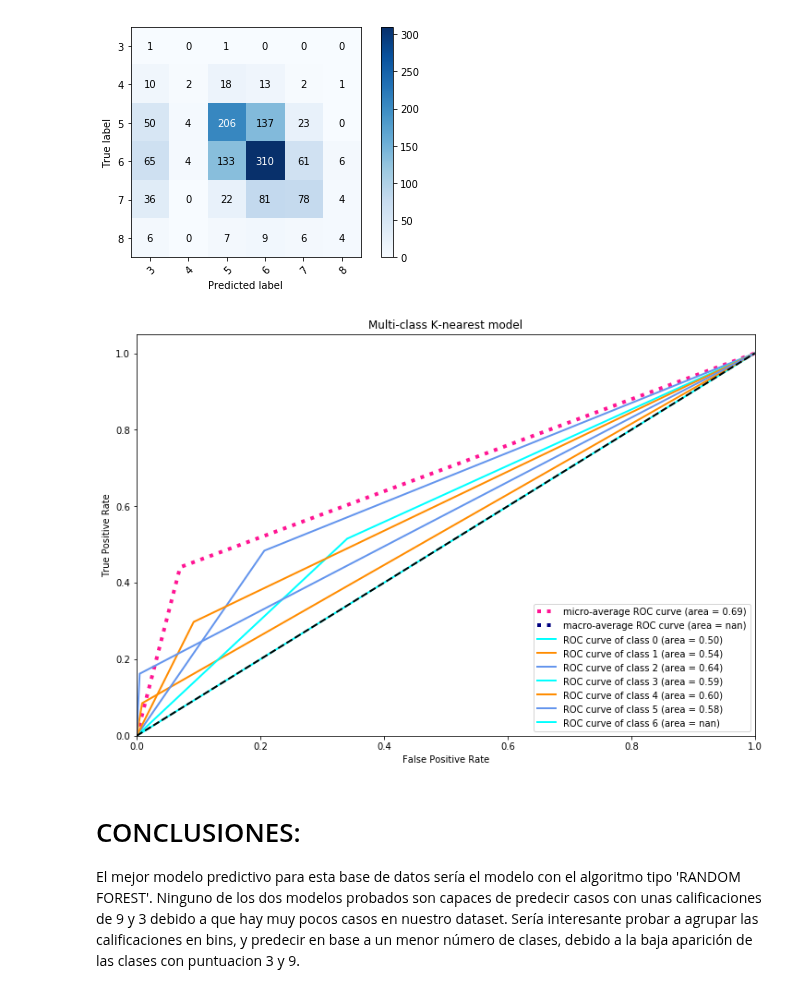
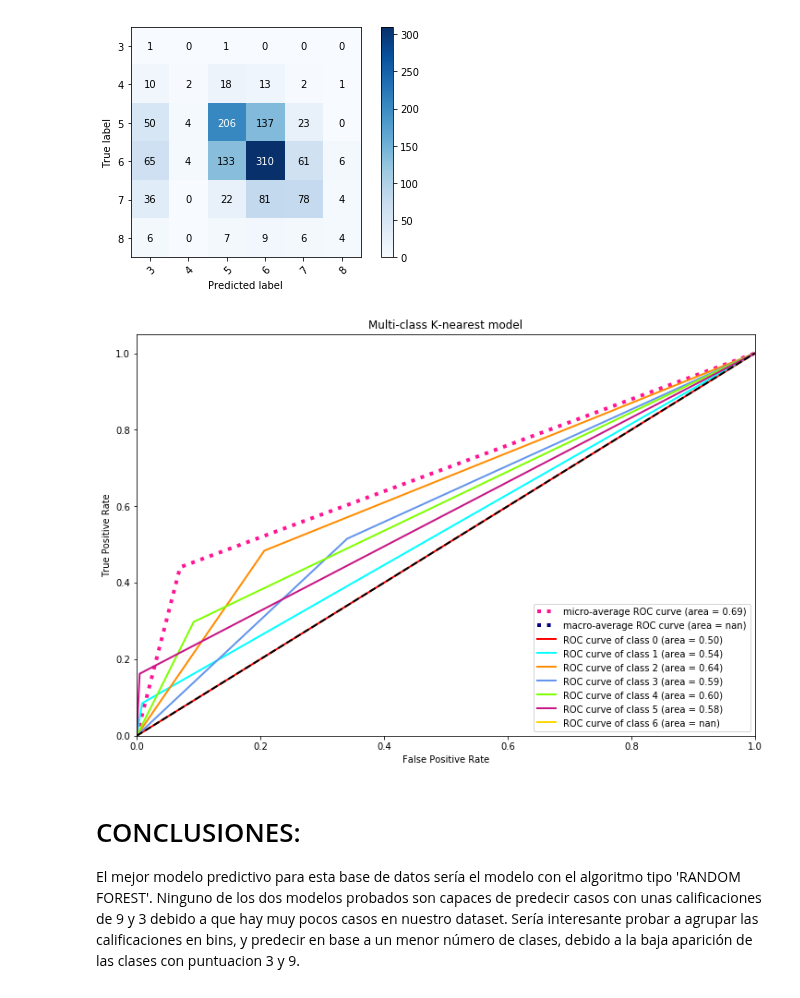
Before and after one commit to Paulapr/datamad0119, a Jupyter notebook: module-3/supervised-learning-project/your-code/Supervised learning project.ipynb, the cells around one changed output. Cells and saved outputs as stored; diff of their text form; code cells hidden in the pictures.

```diff
--- a/module-3/supervised-learning-project/your-code/Supervised learning project.ipynb
+++ b/module-3/supervised-learning-project/your-code/Supervised learning project.ipynb
@@ -391,7 +391,7 @@ plt.plot(fpr["macro"], tpr["macro"],
                ''.format(roc_auc["macro"]),
          color='navy', linestyle=':', linewidth=4)
 
-colors = cycle(['aqua', 'darkorange', 'cornflowerblue'])
+colors = cycle(['red','aqua', 'darkorange', 'cornflowerblue','chartreuse','mediumvioletred','gold'])
 for i, color in zip(range(n_classes), colors):
     plt.plot(fpr[i], tpr[i], color=color, lw=2,
              label='ROC curve of class {0} (area = {1:0.2f})'
@@ -468,35 +468,35 @@ mean_tpr /= n_classes
 fpr["macro"] = all_fpr
 tpr["macro"] = mean_tpr
 roc_auc["macro"] = auc(fpr["macro"], tpr["macro"])
 
 # Plot all ROC curves
 plt.figure(figsize = (12,8))
 plt.plot(fpr["micro"], tpr["micro"],
          label='micro-average ROC curve (area = {0:0.2f})'
                ''.format(roc_auc["micro"]),
          color='deeppink', linestyle=':', linewidth=4)
 
 plt.plot(fpr["macro"], tpr["macro"],
          label='macro-average ROC curve (area = {0:0.2f})'
                ''.format(roc_auc["macro"]),
          color='navy', linestyle=':', linewidth=4)
 
-colors = cycle(['aqua', 'darkorange', 'cornflowerblue'])
+colors = cycle(['red','aqua', 'darkorange', 'cornflowerblue','chartreuse','mediumvioletred','gold'])
 for i, color in zip(range(n_classes), colors):
     plt.plot(fpr[i], tpr[i], color=color, lw=2,
              label='ROC curve of class {0} (area = {1:0.2f})'
              ''.format(i, roc_auc[i]))
 
 plt.plot([0, 1], [0, 1], 'k--', lw=2)
 plt.xlim([0.0, 1.0])
 plt.ylim([0.0, 1.05])
 plt.xlabel('False Positive Rate')
 plt.ylabel('True Positive Rate')
 plt.title('Multi-class K-nearest model')
 plt.legend(loc="lower right")
 plt.show()
 # %% [output]
-[figure, old version]
+[figure, new version]
 # %% [markdown]
 # CONCLUSIONES:
 
```
Also changed, not shown: parts of 5 cells of this notebook.
